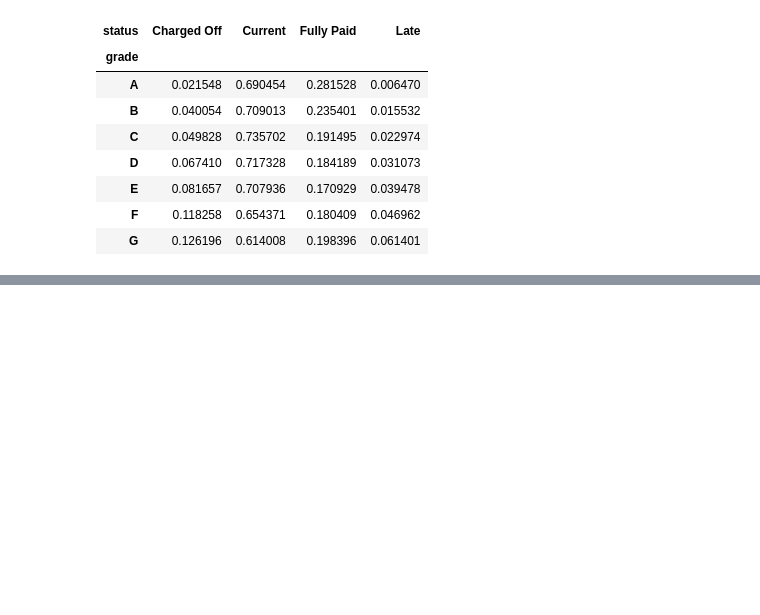
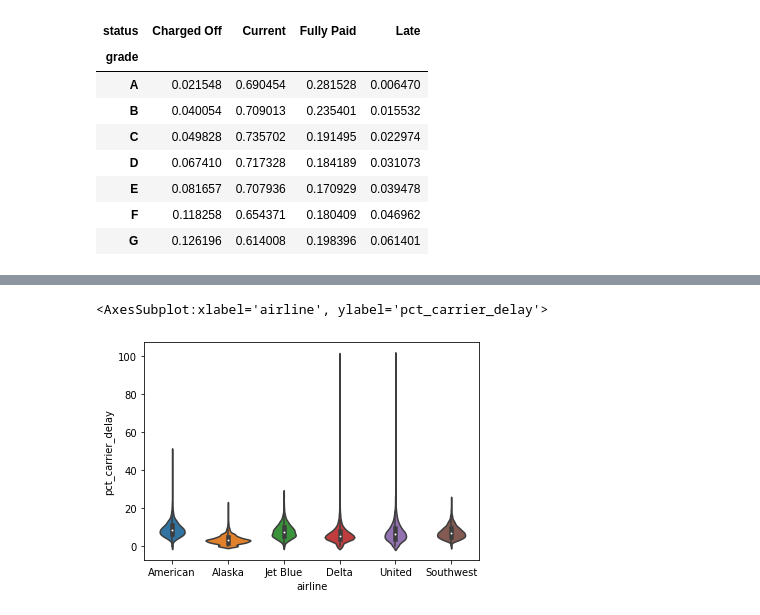
Before and after one commit to andrewgbruce/statistics-for-data-scientists, a Jupyter notebook: chapter1/chapter1.ipynb, the cells around one changed output, grey strips where cells are left out. Drawn from its saved outputs; the diff is of its cells as text; code cells hidden in the pictures; blank space fills up the shorter version.

```diff
--- a/chapter1/chapter1.ipynb
+++ b/chapter1/chapter1.ipynb
@@ -335,0 +333,7 @@ sns.boxplot(x = 'airline', y = 'pct_atc_delay', data = df)
+# %%
+# TASK: Plot violin plot to visualize categorical and numerical variables
+
+sns.violinplot(x = 'airline', y = 'pct_carrier_delay', data = df)
+# %% [output]
+<AxesSubplot:xlabel='airline', ylabel='pct_carrier_delay'>
+[figure, added]
```
Also changed, not shown: parts of 6 cells of this notebook, 3 other files.
